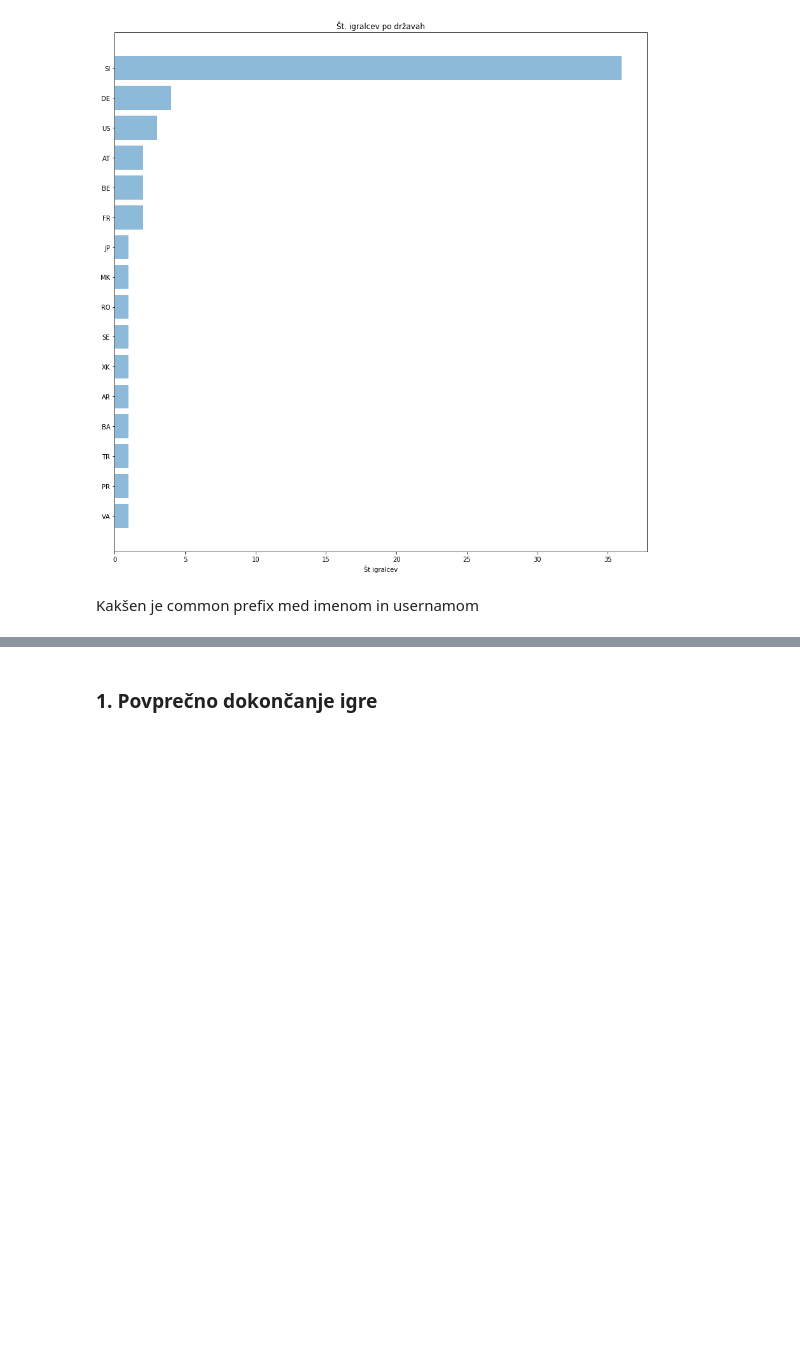
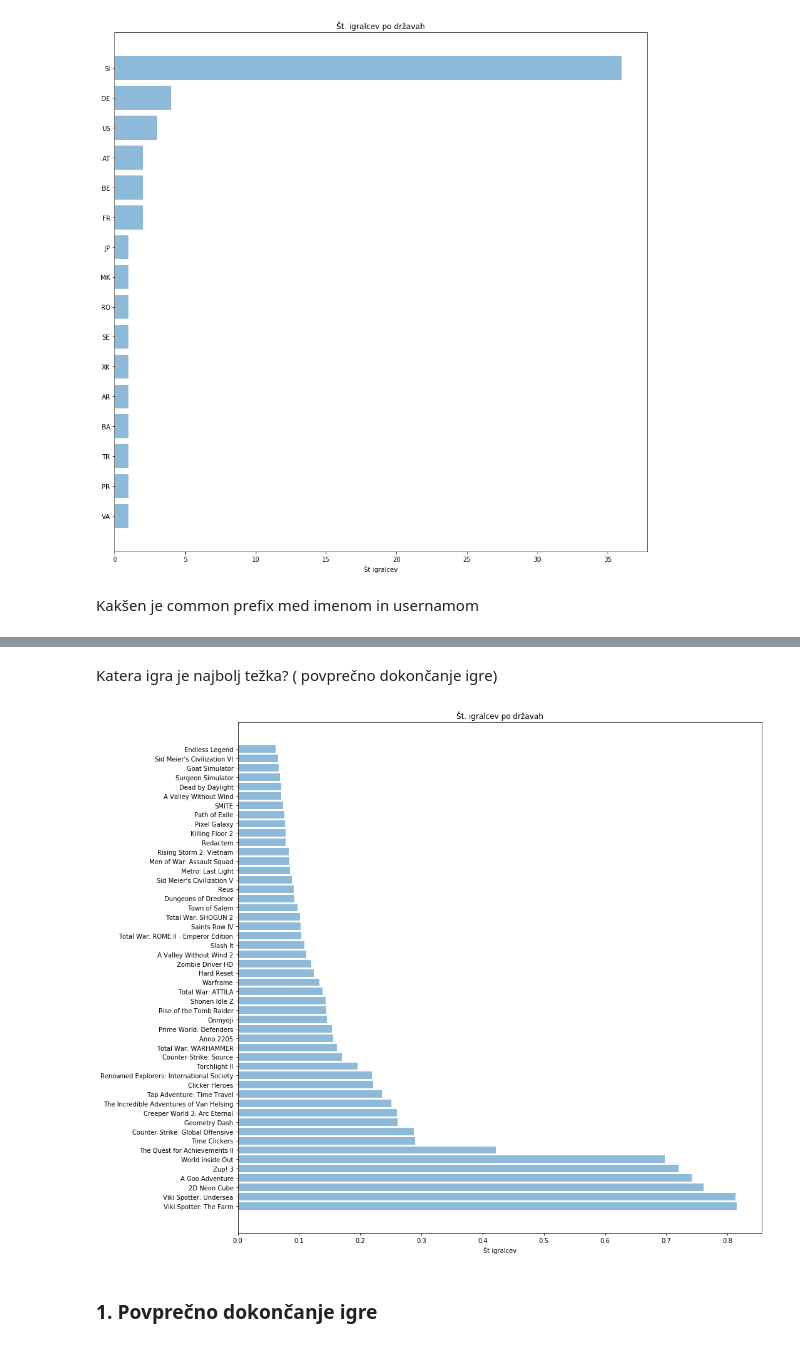
Before and after one commit to tstrus97/PR18TJA, a Jupyter notebook: Steam Project - masterTomaz.ipynb, the cells around one changed output, grey strips where cells are left out. Cells and saved outputs as stored; diff of their text form; code cells hidden in the pictures; blank space fills up the shorter version.

Commit message:
added game achoevement completion
game Ach completion

```diff
--- a/Steam Project - masterTomaz.ipynb
+++ b/Steam Project - masterTomaz.ipynb
@@ -183,3 +205,35 @@ sortedPlayerCountries= sorted(player_countries.items(), key=lambda x: x[1], reve
+# %% [markdown]
+Katera igra je najbolj težka? ( povprečno dokončanje igre)
+# %%
+gameAverageFinish=[]
+
+for gid in global_game_stats:
+    if(global_game_stats[str(gid)]!=[]):
+        povp=0
+        num=0
+        for stat in global_game_stats[str(gid)]:
+            if(stat['percent']<=100):
+                povp+=(stat['percent']/100)
+                num+=1
+        if(num>100 ):
+            gameAverageFinish.append((gid,povp/num))
+
+sortedGameAverageFinish= sorted(gameAverageFinish, key=lambda x: x[1], reverse=True)
+gameIds=[]
+gameAvg=[]
+for i in sortedGameAverageFinish[0:50]:
+    gameIds.append(game_names[i[0]])
+    gameAvg.append(i[1])
+
+y_pos = np.arange(len(gameIds))
+plt.figure(figsize=(15,15))
+plt.barh(gameIds,gameAvg, align='center', alpha=0.5)
+#plt.yticks(y_pos, games)
+plt.xlabel("Št igralcev")
+plt.title('Št. igralcev po državah')
+plt.show()
+# %% [output]
+[figure, added]
 # %% [markdown]
 ### 1. Povprečno dokončanje igre
 # %% [markdown]
```
Also changed, not shown: parts of 3 cells of this notebook.
